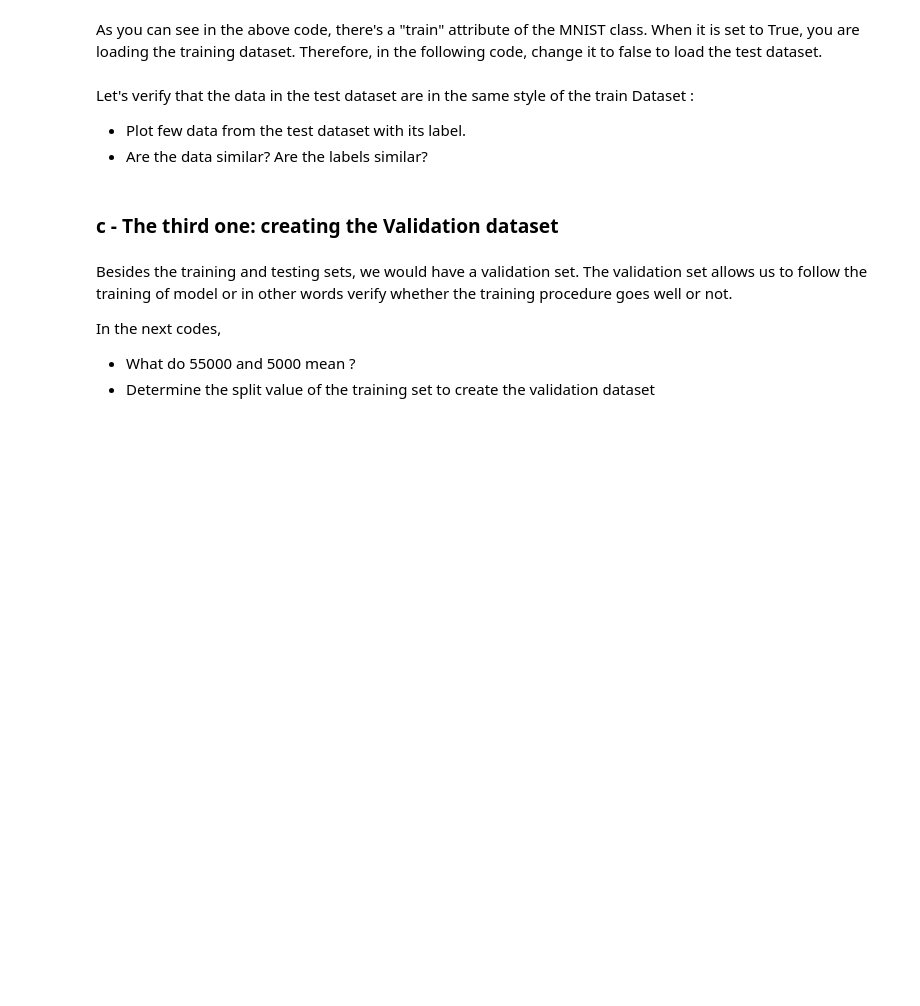
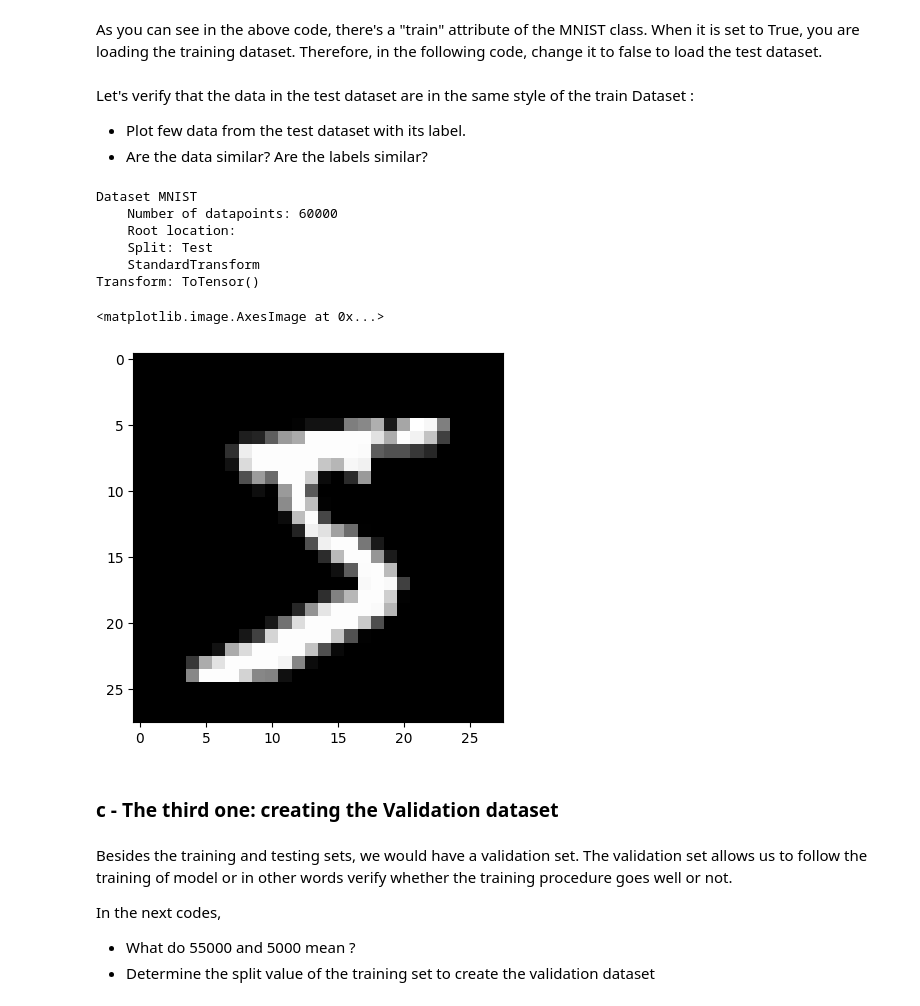
Before and after one commit to Nyries/TP1_information_Theory, a Jupyter notebook: TP2_AE_Eleve.ipynb, the cells around one changed output. Drawn from its saved outputs; the diff is of its cells as text; code cells hidden in the pictures; blank space fills up the shorter version.

```diff
--- a/TP2_AE_Eleve.ipynb
+++ b/TP2_AE_Eleve.ipynb
@@ -155,7 +161,7 @@ As you can see in the above code, there's a "train" attribute of the MNIST class
 # %%
 # TODO : Load the test dataset. Inspire yourself from the mnist_train dataset loading
 
-mnist_test = ...
+mnist_test = MNIST('', train=..., download=True, transform=transforms.ToTensor())
 # %% [markdown]
 Let's verify that the data in the test dataset are in the same style of the train Dataset :
 - Plot few data from the test dataset with its label.
@@ -163,12 +169,23 @@ Let's verify that the data in the test dataset are in the same style of the trai
 # %%
 # TODO: What's the size of the Dataset ?
 # TODO: Retrieve one element of the Dataset ? What is the shape of one piece of Data ?
 # TODO: Plot the retrieved Data
 
-size_of_dataset = ...
-data = ...
+size_of_dataset = len(mnist_test)
+print(mnist_test)
+data = mnist_test[0]
 
-plt.imshow
+data_np=data[0].squeeze().numpy()
+plt.imshow(data_np,cmap='gray')
+# %% [output]
+Dataset MNIST
+    Number of datapoints: 60000
+    Root location:
+    Split: Test
+    StandardTransform
+Transform: ToTensor()
+<matplotlib.image.AxesImage at 0x...>
+[figure, added]
 # %% [markdown]
 ### c - The third one: creating the Validation dataset
 # %% [markdown]
```
Also changed, not shown: parts of 12 cells of this notebook, 2 other files.
